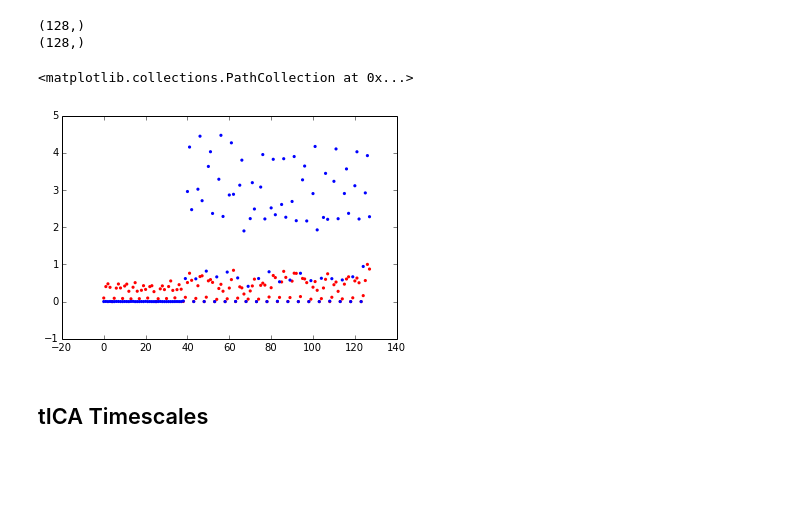
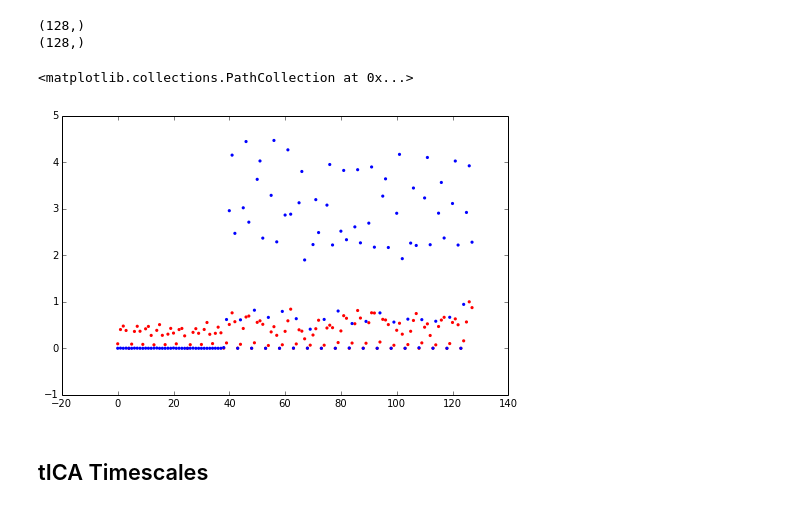
Before and after one commit to mpharrigan/wetmsm, a Jupyter notebook: ipython/ala_water/2-ala_water_tica.ipynb, the cells around one changed output. Cells and saved outputs as stored; diff of their text form; code cells hidden in the pictures; blank space fills up the shorter version.

```diff
--- a/ipython/ala_water/2-ala_water_tica.ipynb
+++ b/ipython/ala_water/2-ala_water_tica.ipynb
@@ -39,11 +39,12 @@ scale = np.max(tic1)
 tic1 /= scale
 tic2 /= scale
 # %%
+plt.subplots(figsize=(8,5))
 plt.scatter(range(len(tic1)), tic1, c='r', s=10, linewidth=0)
 plt.scatter(range(len(tic2)), tic2, c='b', s=10, linewidth=0)
 # %% [output]
 <matplotlib.collections.PathCollection at 0x...>
-[figure, old version]
+[figure, new version]
 # %% [markdown]
 ## tICA Timescales
 # %%
```
Also changed, not shown: parts of 12 cells of this notebook, 2 other files.
